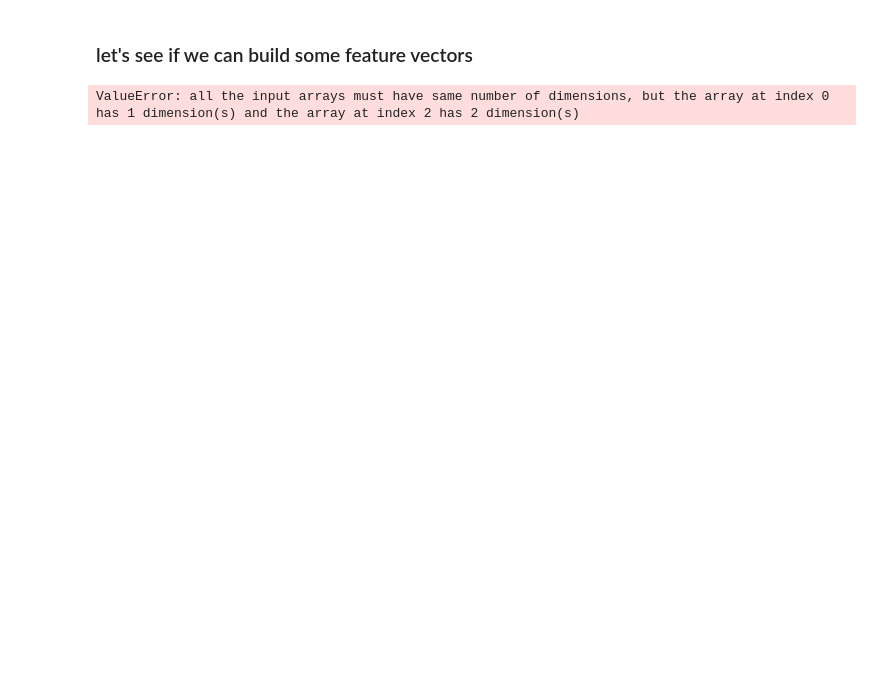
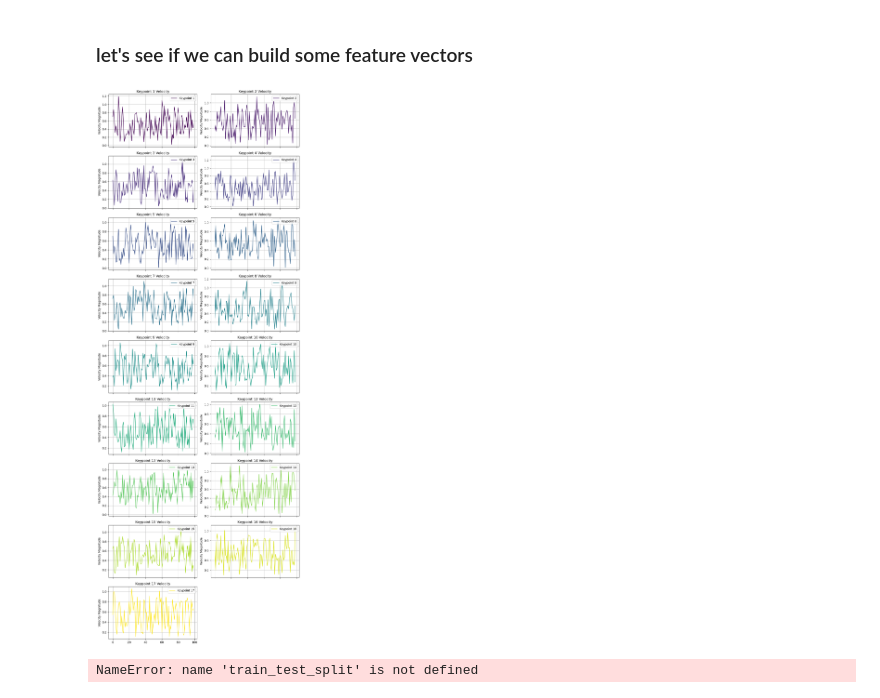
Before and after one commit to kunathmi/cmse492_project, a Jupyter notebook: notebooks/02_data_preprocessing.ipynb, the cells around one changed output. Cells and saved outputs as stored; diff of their text form; code cells hidden in the pictures; blank space fills up the shorter version.

Commit message:
Added code to calculate velocities

```diff
--- a/notebooks/02_data_preprocessing.ipynb
+++ b/notebooks/02_data_preprocessing.ipynb
@@ -85,5 +85,80 @@ df
 # %% [markdown]
 ### let's see if we can build some feature vectors
+# %%
+import numpy as np
+import matplotlib.pyplot as plt
+import matplotlib.cm as cm
+
+
+def calculate_velocity(keypoints):
+    """
+    Calculate the velocity between frames for keypoints data.
+
+    Parameters:
+        keypoints (numpy.ndarray): Array of shape (N, 17, 3), where N is the number
+                                   of frames, 17 is the number of keypoints, and the
+                                   last dimension represents (x, y, confidence level).
+
+    Returns:
+        numpy.ndarray: Array of shape (N-1, 17) containing the velocity magnitude
+                       for each keypoint between consecutive frames.
+    """
+    # Extract the (x, y) coordinates, ignoring the confidence level
+    positions = keypoints[:, :, :2]
+
+    # Calculate the differences between consecutive frames
+    delta_positions = np.diff(positions, axis=0)
+
+    # Calculate the velocity magnitude for each keypoint
+    velocity = np.linalg.norm(delta_positions, axis=2)
+
+    return velocity
+
+
+def plot_keypoint_velocities(keypoints):
+    """
+    Plot the velocities of each keypoint over time as subplots.
+
+    Parameters:
+        keypoints (numpy.ndarray): Array of shape (N, 17, 3), where N is the number
+                                   of frames, 17 is the number of keypoints, and the
+                                   last dimension represents (x, y, confidence level).
+    """
+    # Calculate velocities
+    velocity = calculate_velocity(keypoints)
+
+    # Create subplots for each keypoint in a grid with 2 columns
+    num_keypoints = velocity.shape[1]
+    cols = 2
+    rows = (num_keypoints + 1) // cols  # Calculate required rows for 2 columns
+    fig, axs = plt.subplots(rows, cols, figsize=(10, 3 * rows), sharex=True)
+
+    # Flatten the axes array for easy iteration
+    axs = axs.flatten()
+
+    # Use a colormap to vary the colors
+    colors = cm.viridis(np.linspace(0, 1, num_keypoints))
+
+    for i in range(num_keypoints):
+        axs[i].plot(velocity[:, i], color=colors[i], label=f'Keypoint {i+1}')
+        axs[i].set_title(f'Keypoint {i+1} Velocity')
+        axs[i].set_ylabel('Velocity Magnitude')
+        axs[i].grid()
+        axs[i].legend(loc='upper right')
+
+    # Hide any empty subplots if num_keypoints < rows * cols
+    for j in range(num_keypoints, rows * cols):
+        axs[j].axis('off')
+
+    axs[-1].set_xlabel('Frame')
+    plt.tight_layout()
+    plt.show()
+
+# Example usage
+keypoints = np.random.rand(100, 17, 3)  # Example array with 100 frames
+plot_keypoint_velocities(keypoints)
+# %% [output]
+[figure, added]
 # %%
 
 def calculate_velocities(res_array):
@@ -166,4 +241,4 @@ from sklearn.metrics import accuracy_score
 accuracy = accuracy_score(y_test_binary, y_pred)
 print(f"Accuracy: {accuracy:.2f}")
 # %% [output]
-ValueError: all the input arrays must have same number of dimensions, but the array at index 0 has 1 dimension(s) and the array at index 2 has 2 dimension(s)
+NameError: name 'train_test_split' is not defined
```
Also changed, not shown: parts of 1 cell of this notebook.
